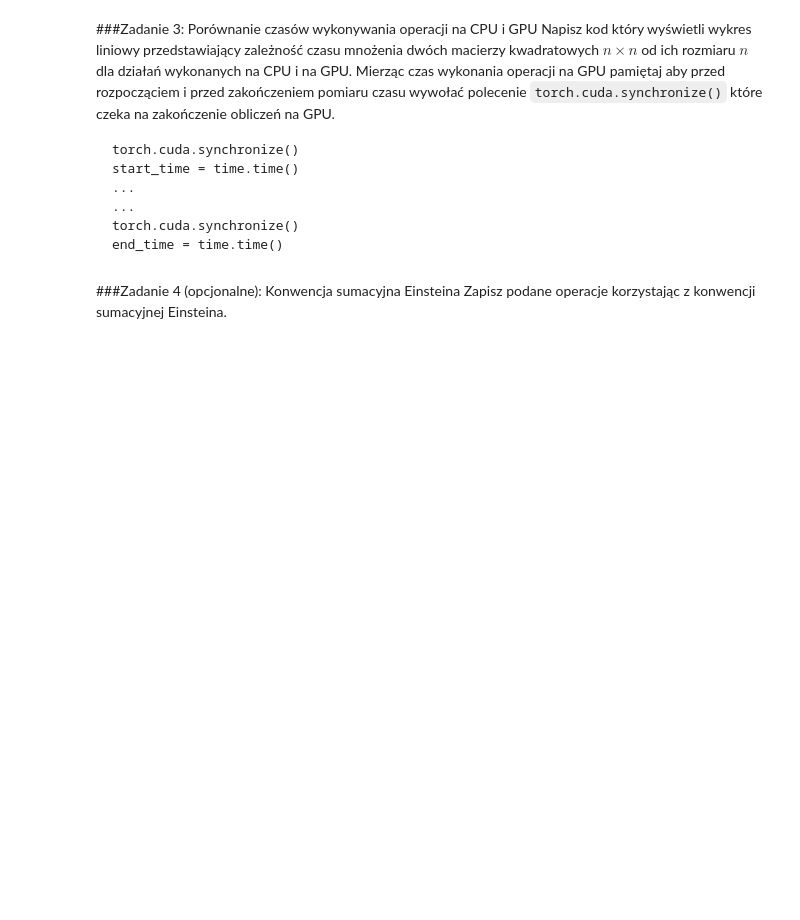
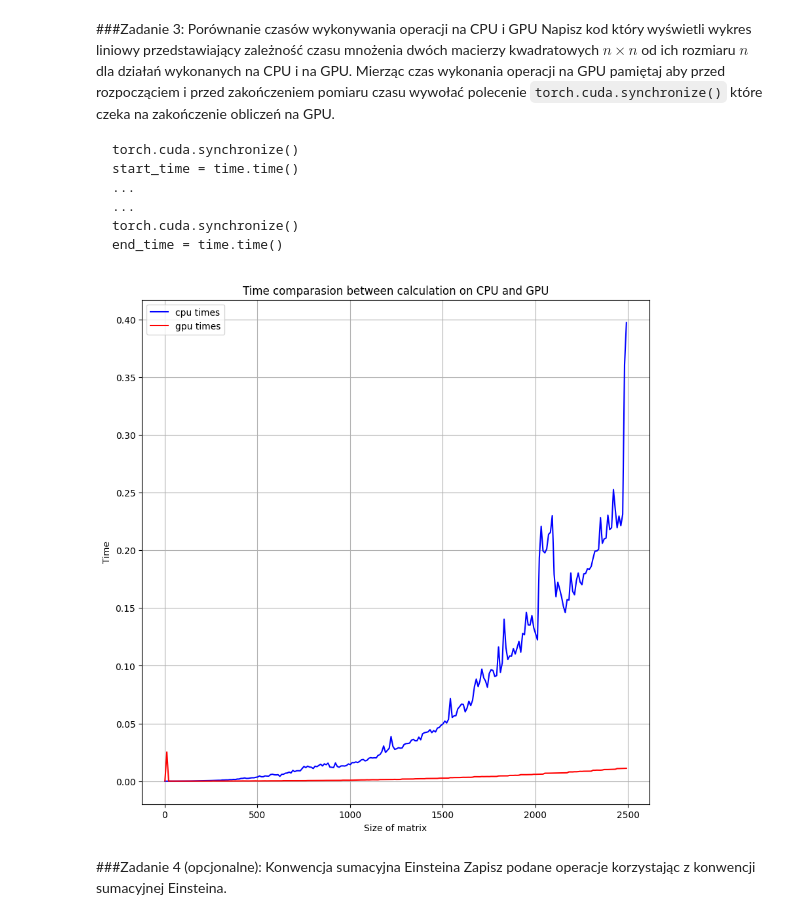
Before and after one commit to psiku/PW---LLM, a Jupyter notebook: laboratories/lab1/PyTorch_intro_Tensory_Lab.ipynb, the cells around one changed output. Drawn from its saved outputs; the diff is of its cells as text; code cells hidden in the pictures; blank space fills up the shorter version.

Commit message:
Finished the first notebook

````diff
--- a/laboratories/lab1/PyTorch_intro_Tensory_Lab.ipynb
+++ b/laboratories/lab1/PyTorch_intro_Tensory_Lab.ipynb
@@ -76,6 +184,51 @@ start_time = time.time()
 torch.cuda.synchronize()
 end_time = time.time()
 ```
+# %%
+def create_square_matrix(n: int) -> torch.Tensor:
+  return torch.randn(size=(n,n), dtype=torch.float32)
+
+def calculate_time(matrix_sizes: list, is_cuda=False) -> list:
+  calculated_times = []
+  device = "cuda" if is_cuda else "cpu"
+
+  for size in matrix_sizes:
+    first_matrix = create_square_matrix(size).to(device)
+    second_matrix = create_square_matrix(size).to(device)
+
+    if is_cuda:
+      torch.cuda.synchronize()
+
+    start_time = time.time()
+    first_matrix @ second_matrix
+
+    if is_cuda:
+      torch.cuda.synchronize()
+
+    end_time = time.time()
+
+    calculation_time = end_time - start_time
+
+    calculated_times.append(calculation_time)
+
+  return calculated_times
+# %%
+sizes = np.arange(1, 2501, 10)
+
+gpu_times = calculate_time(sizes, True)
+cpu_times = calculate_time(sizes, False)
+
+plt.figure(figsize=(10,10))
+plt.title("Time comparasion between calculation on CPU and GPU")
+plt.xlabel("Size of matrix")
+plt.ylabel("Time")
+plt.plot(sizes, cpu_times, color='blue', label="cpu times")
+plt.plot(sizes, gpu_times, color='red', label="gpu times")
+plt.legend()
+plt.grid(True)
+plt.show()
+# %% [output]
+[figure, added]
 # %% [markdown]
 ###Zadanie 4 (opcjonalne): Konwencja sumacyjna Einsteina
 Zapisz podane operacje korzystając z konwencji sumacyjnej Einsteina.
````
Also changed, not shown: parts of 10 cells of this notebook.
